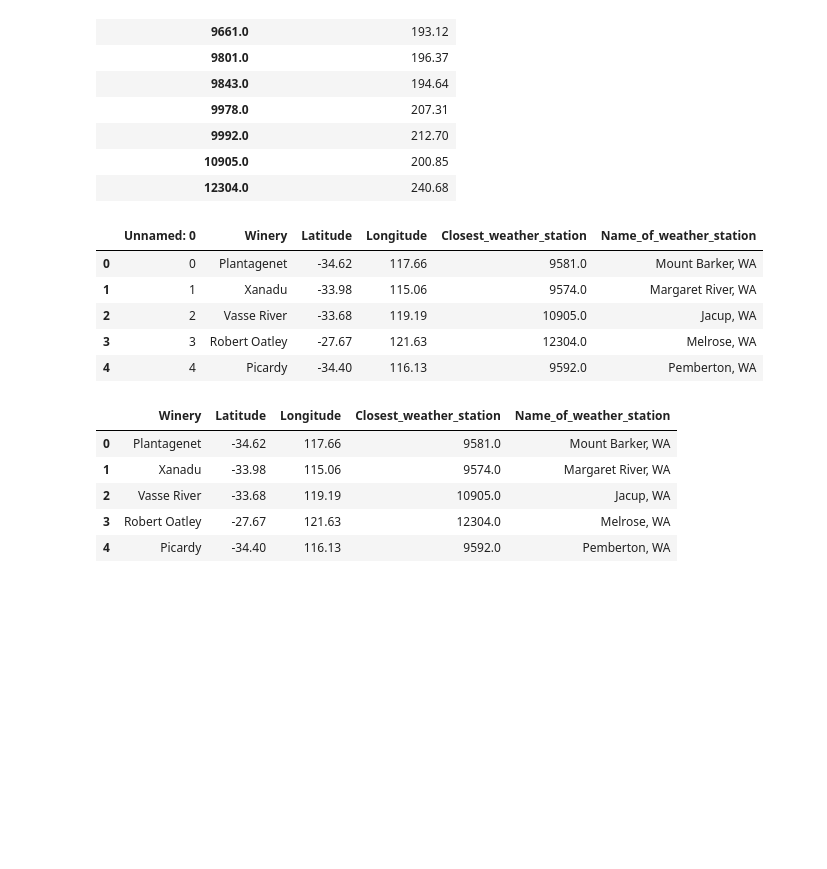
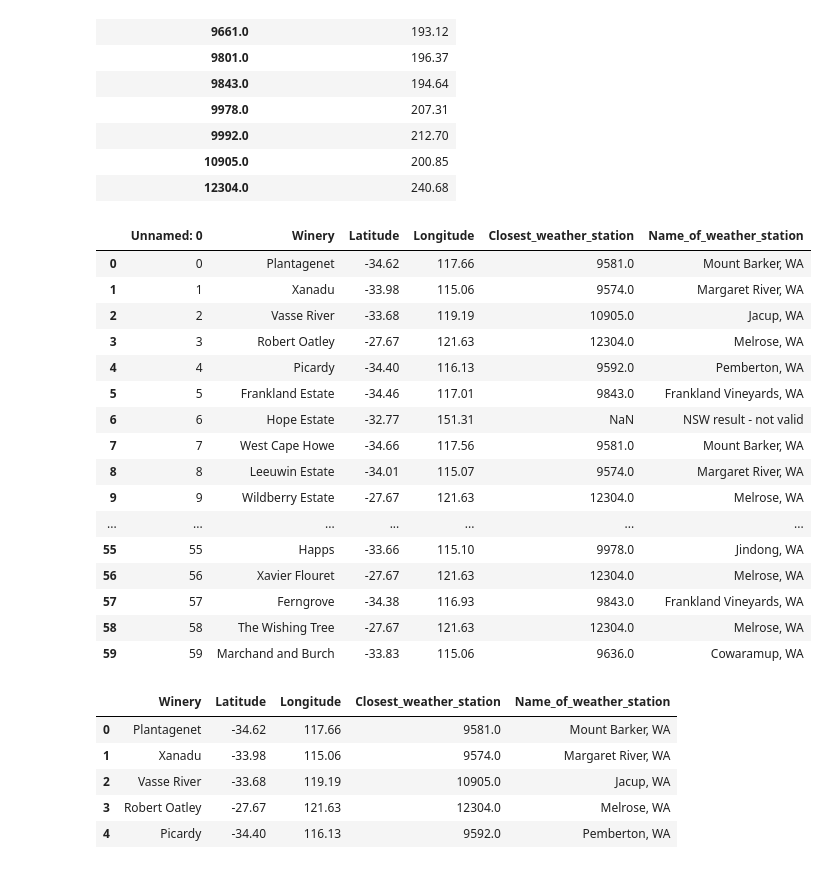
Before and after one commit to CarmenK2/ETL-project, a Jupyter notebook: Weather.ipynb, the cells around one changed output. Cells and saved outputs as stored; diff of their text form; code cells hidden in the pictures; blank space fills up the shorter version.

Commit message:
updating my weather notebook

```diff
--- a/Weather.ipynb
+++ b/Weather.ipynb
@@ -486,14 +486,25 @@ solar_data_average_FINAL_df.to_csv("Resources_weather/solar.csv", index=True)
 # %%
 csv_file = "Resources_weather/Location_with_weather_station.csv"
 Location_weather_df = pd.read_csv(csv_file)
-Location_weather_df.head()
+Location_weather_df
 # %% [output]
 |  | Unnamed: 0 | Winery | Latitude | Longitude | Closest_weather_station | Name_of_weather_station |
 | 0 | 0 | Plantagenet | -34.62 | 117.66 | 9581.0 | Mount Barker, WA |
 | 1 | 1 | Xanadu | -33.98 | 115.06 | 9574.0 | Margaret River, WA |
 | 2 | 2 | Vasse River | -33.68 | 119.19 | 10905.0 | Jacup, WA |
 | 3 | 3 | Robert Oatley | -27.67 | 121.63 | 12304.0 | Melrose, WA |
 | 4 | 4 | Picardy | -34.40 | 116.13 | 9592.0 | Pemberton, WA |
+| 5 | 5 | Frankland Estate | -34.46 | 117.01 | 9843.0 | Frankland Vineyards, WA |
+| 6 | 6 | Hope Estate | -32.77 | 151.31 | NaN | NSW result - not valid |
+| 7 | 7 | West Cape Howe | -34.66 | 117.56 | 9581.0 | Mount Barker, WA |
+| 8 | 8 | Leeuwin Estate | -34.01 | 115.07 | 9574.0 | Margaret River, WA |
+| 9 | 9 | Wildberry Estate | -27.67 | 121.63 | 12304.0 | Melrose, WA |
+| ... | ... | ... | ... | ... | ... | ... |
+| 55 | 55 | Happs | -33.66 | 115.10 | 9978.0 | Jindong, WA |
+| 56 | 56 | Xavier Flouret | -27.67 | 121.63 | 12304.0 | Melrose, WA |
+| 57 | 57 | Ferngrove | -34.38 | 116.93 | 9843.0 | Frankland Vineyards, WA |
+| 58 | 58 | The Wishing Tree | -27.67 | 121.63 | 12304.0 | Melrose, WA |
+| 59 | 59 | Marchand and Burch | -33.83 | 115.06 | 9636.0 | Cowaramup, WA |
 # %%
 Location_weather_Final_df=Location_weather_df[["Winery","Latitude","Longitude","Closest_weather_station","Name_of_weather_station"]]
 Location_weather_Final_df.head()
```
Also changed, not shown: parts of 1 cell of this notebook.
